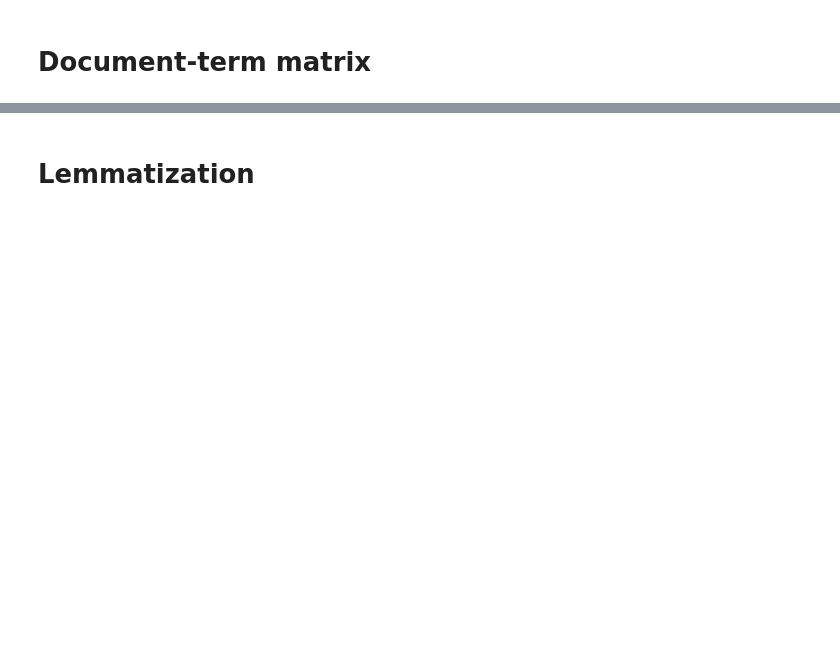
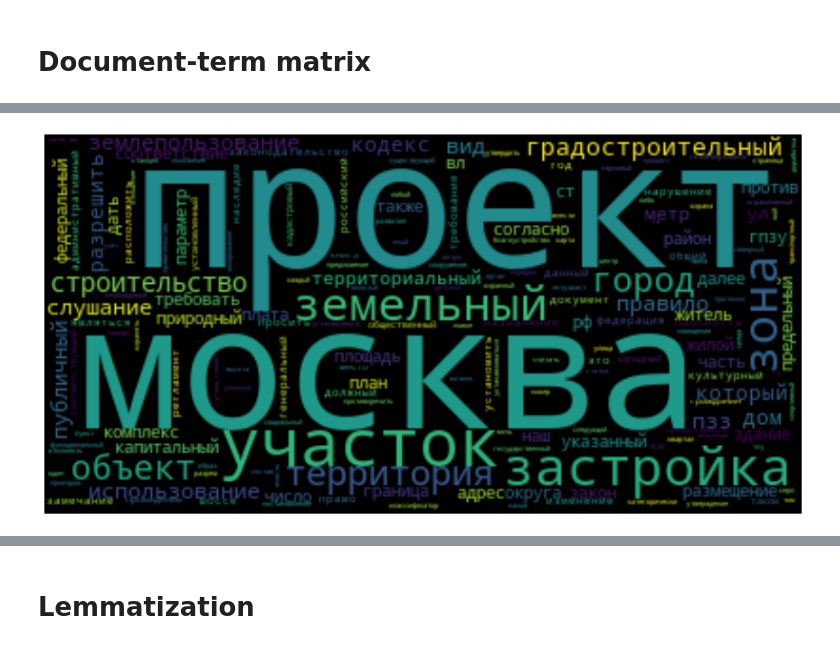
Before and after one commit to Midriaz/machine_learning, a Jupyter notebook: lesson5/topic/topic_modeling.ipynb, the cells around one changed output, grey strips where cells are left out. Drawn from its saved outputs; the diff is of its cells as text; code cells hidden in the pictures; blank space fills up the shorter version.

```diff
--- a/lesson5/topic/topic_modeling.ipynb
+++ b/lesson5/topic/topic_modeling.ipynb
@@ -60,0 +52,7 @@ data_dtm.to_csv('dtm.csv')
+# %%
+from pymystem3 import Mystem
+
+
+def lemma(word):
+    m = Mystem()
+    return m.lemmatize(word)[0]
@@ -60,0 +61,25 @@ data_dtm.to_csv('dtm.csv')
+# %%
+import pymorphy2
+
+
+def lemma(word):
+    morph = pymorphy2.MorphAnalyzer()
+    p = morph.parse(word)[0]
+    return p.normal_form
+# %%
+%%time
+
+words = {}
+
+for word in data_dtm.columns:
+    # first lemmatize colum
+    w = lemma(word)
+
+    if w in words:
+        words[w] += data_dtm[word].sum()
+    else:
+        words[w] = data_dtm[word].sum()
+
+# save to DF, sort
+w = pd.DataFrame.from_dict(words, orient='index')
+w.sort_values(by=0,ascending=False, inplace=True)
@@ -60,0 +95,12 @@ data_dtm.to_csv('dtm.csv')
+# %%
+from matplotlib import pyplot as plt
+from wordcloud import WordCloud
+wc = WordCloud().generate_from_frequencies(words)
+
+plt.figure(figsize=(15,12))
+plt.imshow(wc, interpolation="bilinear")
+plt.axis("off")
+#fig.set_facecolor("white")
+plt.show()
+# %% [output]
+[figure, added]
```
Also changed, not shown: parts of 28 cells of this notebook, 5 other files.
